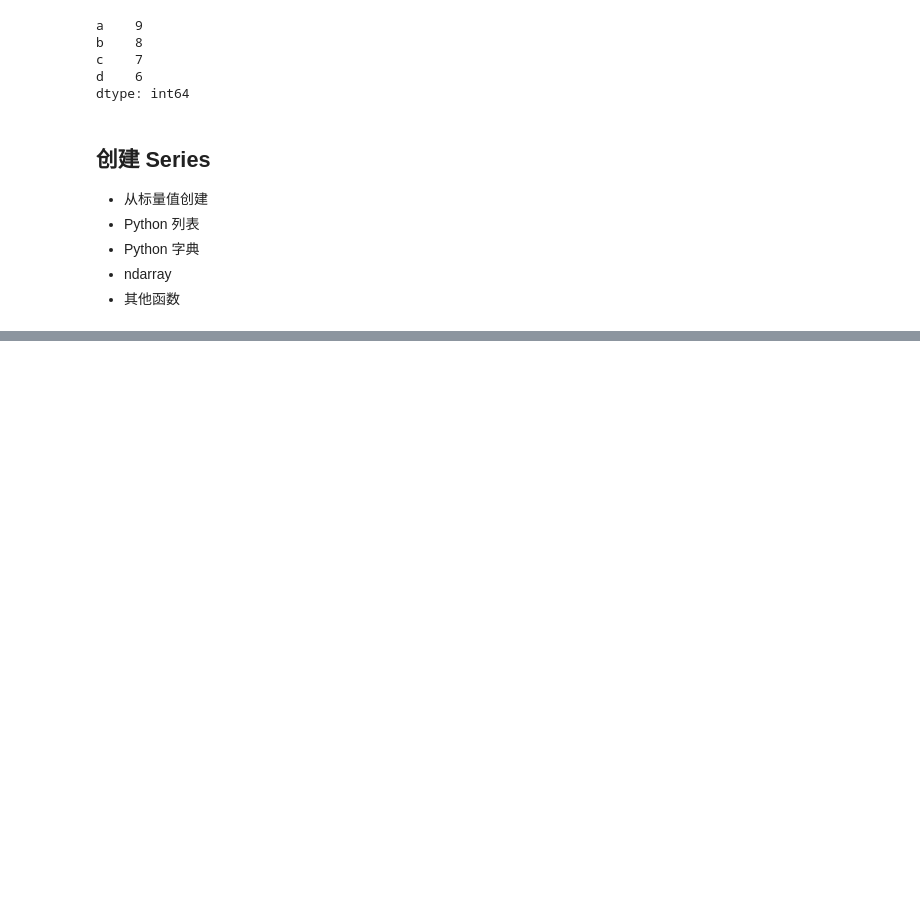
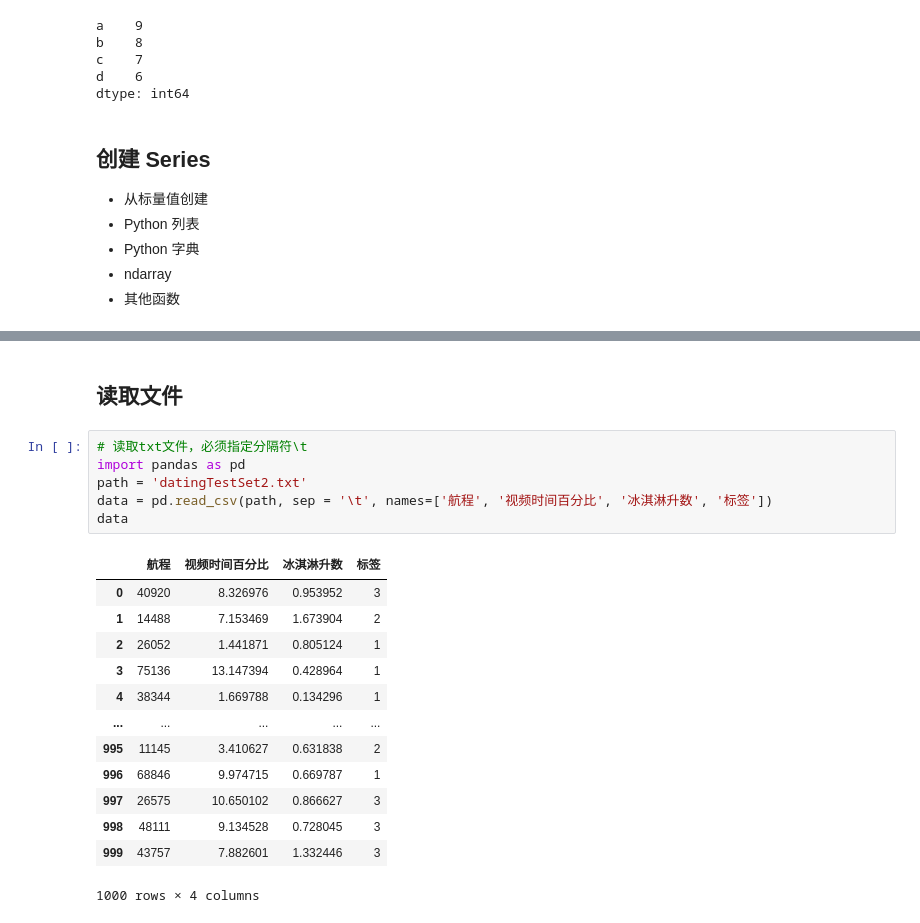
Before and after one commit to Pokoai/Data-Analysis-and-Display, a Jupyter notebook: Python数据分析与展示.ipynb, the cells around one changed output, grey strips where cells are left out. Cells and saved outputs as stored; diff of their text form; blank space fills up the shorter version.

```diff
--- a/Python数据分析与展示.ipynb
+++ b/Python数据分析与展示.ipynb
@@ -1291,0 +1295,22 @@ dtype: int64
+# %% [markdown]
+## 读取文件
+# %%
+# 读取txt文件，必须指定分隔符\t
+import pandas as pd
+path = 'datingTestSet2.txt'
+data = pd.read_csv(path, sep = '\t', names=['航程', '视频时间百分比', '冰淇淋升数', '标签'])
+data
+# %% [output]
+|  | 航程 | 视频时间百分比 | 冰淇淋升数 | 标签 |
+| 0 | 40920 | 8.326976 | 0.953952 | 3 |
+| 1 | 14488 | 7.153469 | 1.673904 | 2 |
+| 2 | 26052 | 1.441871 | 0.805124 | 1 |
+| 3 | 75136 | 13.147394 | 0.428964 | 1 |
+| 4 | 38344 | 1.669788 | 0.134296 | 1 |
+| ... | ... | ... | ... | ... |
+| 995 | 11145 | 3.410627 | 0.631838 | 2 |
+| 996 | 68846 | 9.974715 | 0.669787 | 1 |
+| 997 | 26575 | 10.650102 | 0.866627 | 3 |
+| 998 | 48111 | 9.134528 | 0.728045 | 3 |
+| 999 | 43757 | 7.882601 | 1.332446 | 3 |
+1000 rows × 4 columns
```
Also changed, not shown: parts of 23 cells of this notebook, 1 other file.
